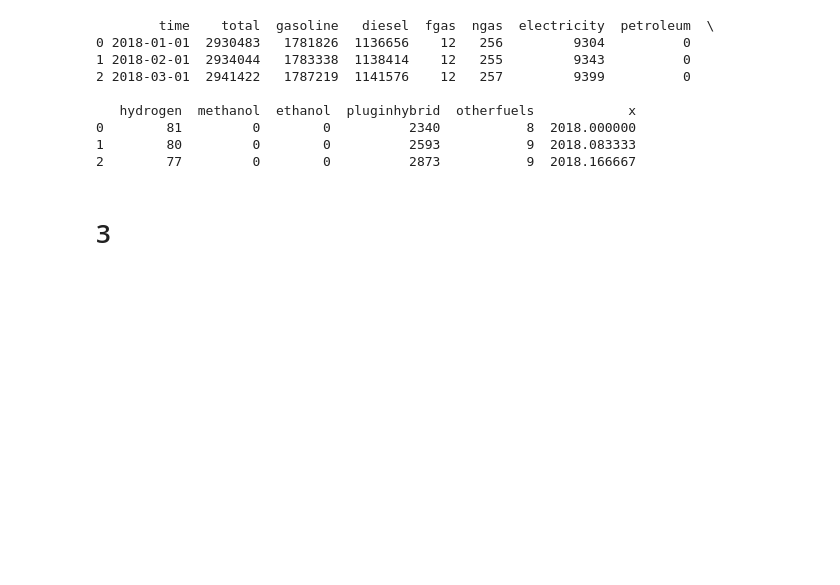
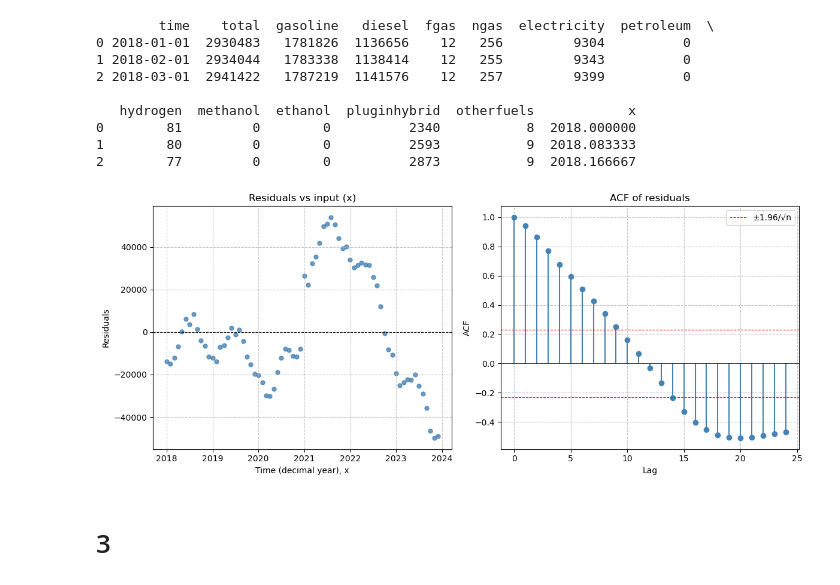
Before and after one commit to Benyla/02417_Times_Series, a Jupyter notebook: notebook.ipynb, the cells around one changed output. Drawn from its saved outputs; the diff is of its cells as text; code cells hidden in the pictures; blank space fills up the shorter version.

```diff
--- a/notebook.ipynb
+++ b/notebook.ipynb
@@ -71,6 +71,42 @@ print(train.head(3))
 0        81         0        0          2340           8  2018.000000
 1        80         0        0          2593           9  2018.083333
 2        77         0        0          2873           9  2018.166667
+# %%
+# Residual diagnostics: residuals vs input, ACF of residuals
+res_flat = residuals.ravel()
+
+fig, axes = plt.subplots(1, 2, figsize=(12, 5))
+
+# 1) Scatter: residuals vs input (x)
+ax1 = axes[0]
+ax1.scatter(x_vals, res_flat, color="steelblue", s=25, alpha=0.8)
+ax1.axhline(0, color="black", linestyle="--", linewidth=0.8)
+ax1.set_xlabel("Time (decimal year), x")
+ax1.set_ylabel("Residuals")
+ax1.set_title("Residuals vs input (x)")
+ax1.grid(True, linestyle="--", alpha=0.7)
+
+# 2) ACF of residuals (sample autocorrelation)
+max_lag = min(24, len(res_flat) // 2 - 1)
+res_centered = res_flat - res_flat.mean()
+c0 = np.sum(res_centered ** 2)
+acf_vals = np.array([1.0] + [np.sum(res_centered[:-k] * res_centered[k:]) / c0 for k in range(1, max_lag + 1)])
+lags = np.arange(len(acf_vals))
+ax2 = axes[1]
+ax2.stem(lags, acf_vals, basefmt=" ", linefmt="steelblue", markerfmt="o")
+ax2.axhline(0, color="black", linewidth=0.5)
+ax2.axhline(1.96 / np.sqrt(len(res_flat)), color="red", linestyle="--", linewidth=0.8, label="±1.96/√n")
+ax2.axhline(-1.96 / np.sqrt(len(res_flat)), color="red", linestyle="--", linewidth=0.8)
+ax2.set_xlabel("Lag")
+ax2.set_ylabel("ACF")
+ax2.set_title("ACF of residuals")
+ax2.legend()
+ax2.grid(True, linestyle="--", alpha=0.7)
+
+plt.tight_layout()
+plt.show()
+# %% [output]
+[figure, added]
 # %% [markdown]
 # 3
 # %%
```
Also changed, not shown: parts of 6 cells of this notebook, 5 other files.
